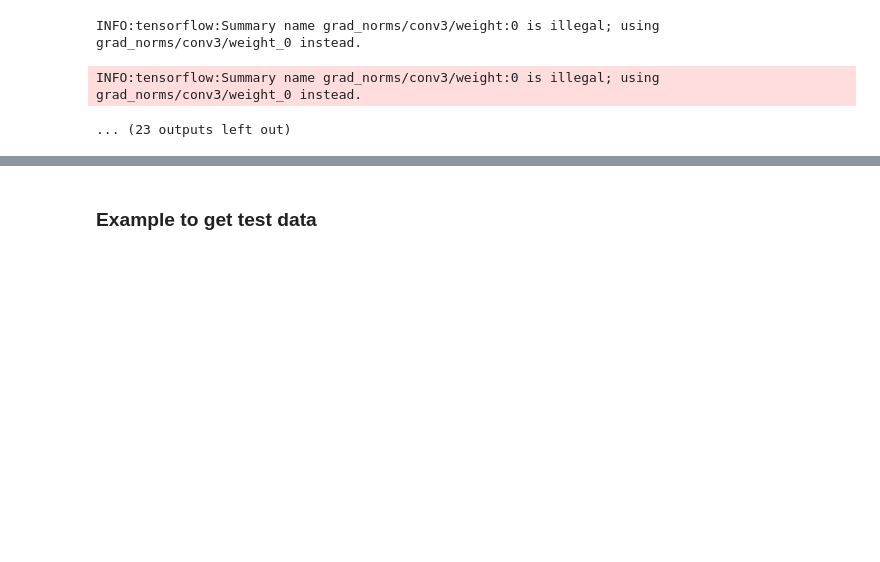
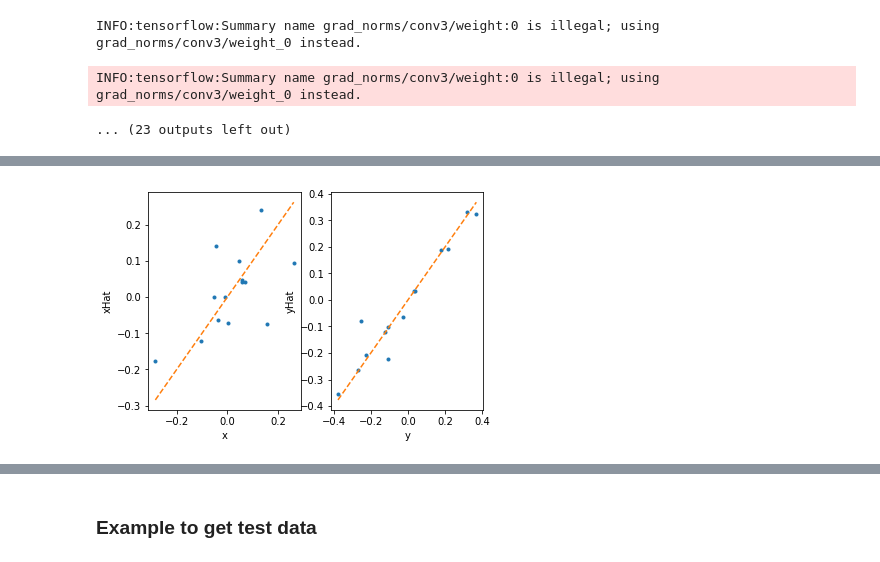
Before and after one commit to ys7yoo/deeppose_tf, a Jupyter notebook: testLSP.ipynb, the cells around one changed output, grey strips where cells are left out. Cells and saved outputs as stored; diff of their text form; code cells hidden in the pictures; blank space fills up the shorter version.

Commit message:
comparing true vs. predicted

```diff
--- a/testLSP.ipynb
+++ b/testLSP.ipynb
@@ -31,6 +31,7 @@ snapshot_path = 'out/lsp_alexnet_imagenet/checkpoint-1000000'
 
 # init_snapshot_path = os.path.join(config.ROOT_DIR, 'out/mpii_alexnet_imagenet/checkpoint-10000')
 # init_snapshot_path = os.path.join(config.ROOT_DIR, 'out/lsp_alexnet_scratch/checkpoint-10000')
+
 
 
 if dataset_name == 'mpii':
@@ -44,6 +45,9 @@ else:  # lsp dataset
     IMG_PATH_PREFIX = os.path.join(config.LSP_DATASET_ROOT, 'images')
     symmetric_joints = "[[8, 9], [7, 10], [6, 11], [2, 3], [1, 4], [0, 5]]"
     ignore_label = -1
+
+# small sample with just one image
+TEST_CV_FILEPATH = '/var/data/lsp/test_joints1.csv'
 
 print(TEST_CV_FILEPATH)
 print(IMG_PATH_PREFIX)
@@ -261,0 +342,6 @@ Head    Neck    Shoulder        Elbow   Wrist   Hip     Knee    Ankle
+# %%
+imageIdx = 0
+print(predicted_joints[imageIdx][0].shape)
+print(predicted_joints[imageIdx][0])
+xhat = predicted_joints[imageIdx][0][:,0]
+yhat = predicted_joints[imageIdx][0][:,1]
@@ -261,0 +364,33 @@ Head    Neck    Shoulder        Elbow   Wrist   Hip     Knee    Ankle
+# %%
+import cv2
+from matplotlib import pyplot as plt
+%matplotlib inline
+
+
+# plot example image (normalized)
+img, joints, is_valid_joints, misc = test_dataset.get_example(imageIdx, gcn=None, bbox_extension_range=None, shift=None)
+
+h,w,d=img.shape
+print(h,w,d)
+
+x = joints[:,0]
+print([min(x), max(x)])
+y = joints[:,1]
+print([min(y), max(y)])
+
+cv2.imshow('image',img)
+if cv2.waitKey(10) & 0xFF == 27:
+        print("quit")
+        break
+cv2.destroyAllWindows()
+# %%
+plt.subplot(121)
+plt.plot(x,xhat,'.')
+plt.xlabel('x');plt.ylabel('xHat');
+plt.plot([min(x), max(x)], [min(x), max(x)],'--')
+plt.subplot(122)
+plt.plot(y,yhat,'.')
+plt.plot([min(y), max(y)], [min(y), max(y)],'--')
+plt.xlabel('y');plt.ylabel('yHat');
+# %% [output]
+[figure, added]
```
Also changed, not shown: parts of 10 cells of this notebook.
